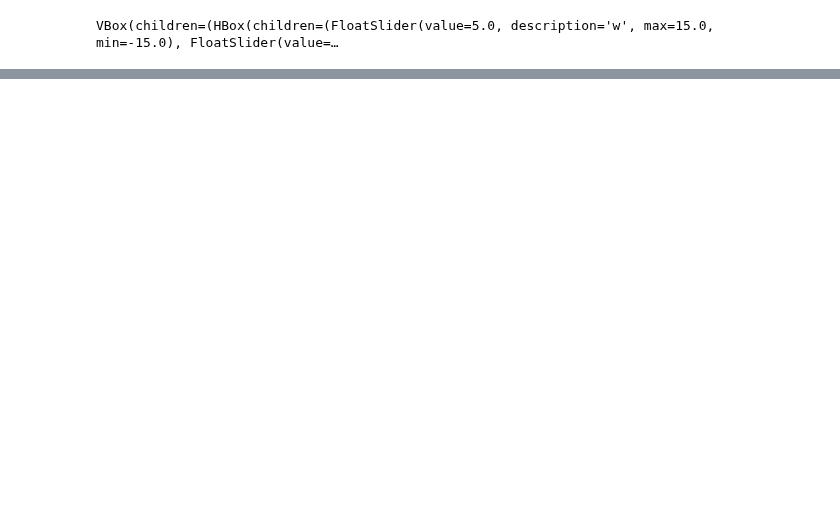
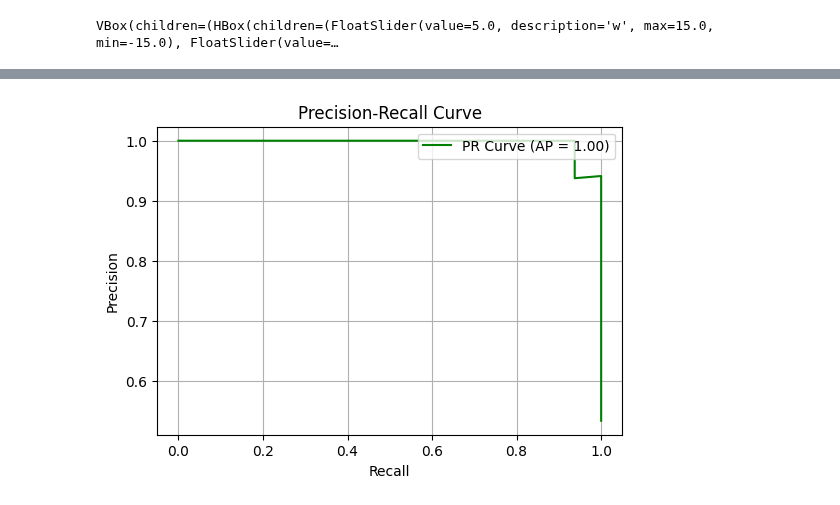
Before and after one commit to wolfromanlist/MLForEngineers, a Jupyter notebook: Notebooks/3.1-Supervised Learning 2.ipynb, the cells around one changed output, grey strips where cells are left out. Cells and saved outputs as stored; diff of their text form; code cells hidden in the pictures; blank space fills up the shorter version.

```diff
--- a/Notebooks/3.1-Supervised Learning 2.ipynb
+++ b/Notebooks/3.1-Supervised Learning 2.ipynb
@@ -371,0 +415,6 @@ max     99.000000    79.213216  435.329487    1.000000
+# %%
+from sklearn.linear_model import LogisticRegression
+
+# Modell initialisieren und trainieren
+model = LogisticRegression()
+model.fit(X_train_scaled, y_train)
@@ -385,0 +593,21 @@ max     99.000000    79.213216  435.329487    1.000000
+# %%
+from sklearn.metrics import precision_recall_curve, average_precision_score
+
+# Wahrscheinlichkeiten für Klasse 1
+y_proba = model.predict_proba(X_test)[:, 1]
+
+# PR-Werte berechnen
+precision, recall, thresholds = precision_recall_curve(y_test, y_proba)
+ap_score = average_precision_score(y_test, y_proba)
+
+# Plot
+plt.figure(figsize=(6, 4))
+plt.plot(recall, precision, label=f"PR Curve (AP = {ap_score:.2f})", color="green")
+plt.xlabel("Recall")
+plt.ylabel("Precision")
+plt.title("Precision-Recall Curve")
+plt.legend(loc="upper right")
+plt.grid(True)
+plt.show()
+# %% [output]
+[figure, added]
```
Also changed, not shown: parts of 28 cells of this notebook, 2 other files.
